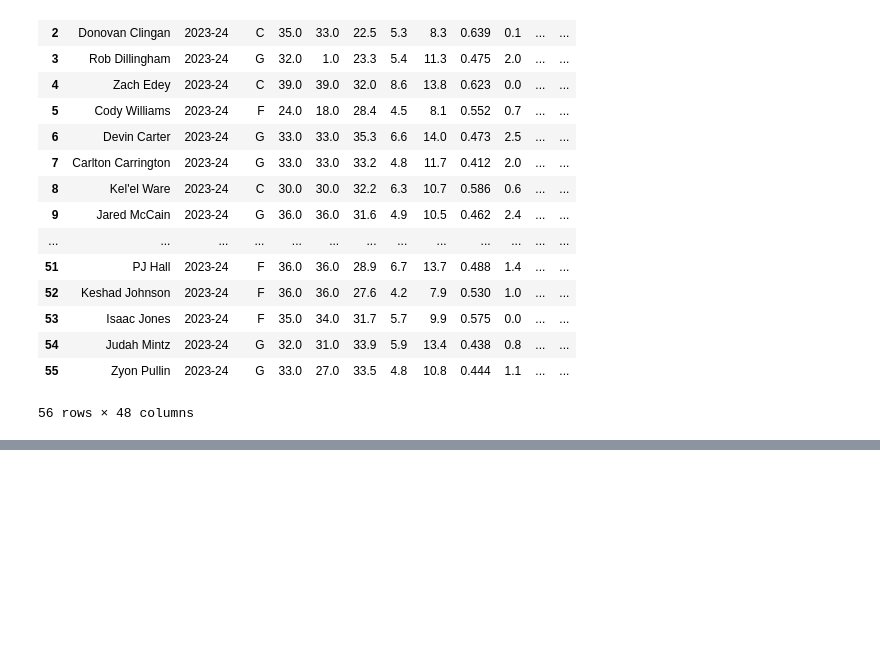
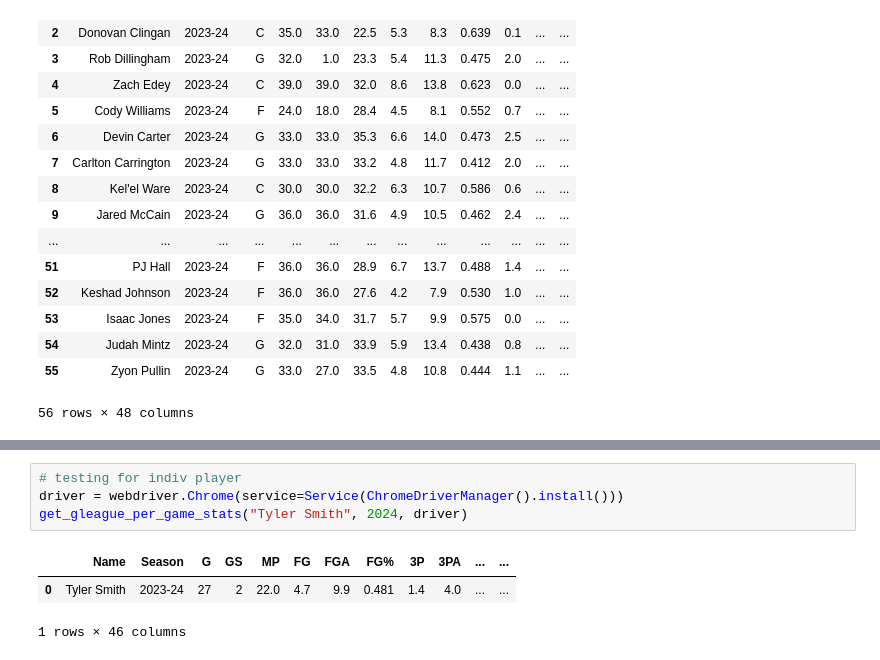
Before and after one commit to kienanana/NBA-Draft-Model, a Jupyter notebook: notebooks/playerstats_scraper.ipynb, the cells around one changed output, grey strips where cells are left out. Drawn from its saved outputs; the diff is of its cells as text; blank space fills up the shorter version.

```diff
--- a/notebooks/sportsreference_scraper.ipynb
+++ b/notebooks/playerstats_scraper.ipynb
@@ -179,0 +267,8 @@ collect_college_stats(2024)
+# %%
+# testing for indiv player
+driver = webdriver.Chrome(service=Service(ChromeDriverManager().install()))
+get_gleague_per_game_stats("Tyler Smith", 2024, driver)
+# %% [output]
+|  | Name | Season | G | GS | MP | FG | FGA | FG% | 3P | 3PA | ... | ... |
+| 0 | Tyler Smith | 2023-24 | 27 | 2 | 22.0 | 4.7 | 9.9 | 0.481 | 1.4 | 4.0 | ... | ... |
+1 rows × 46 columns
```
Also changed, not shown: parts of 10 cells of this notebook, 2 other files.
